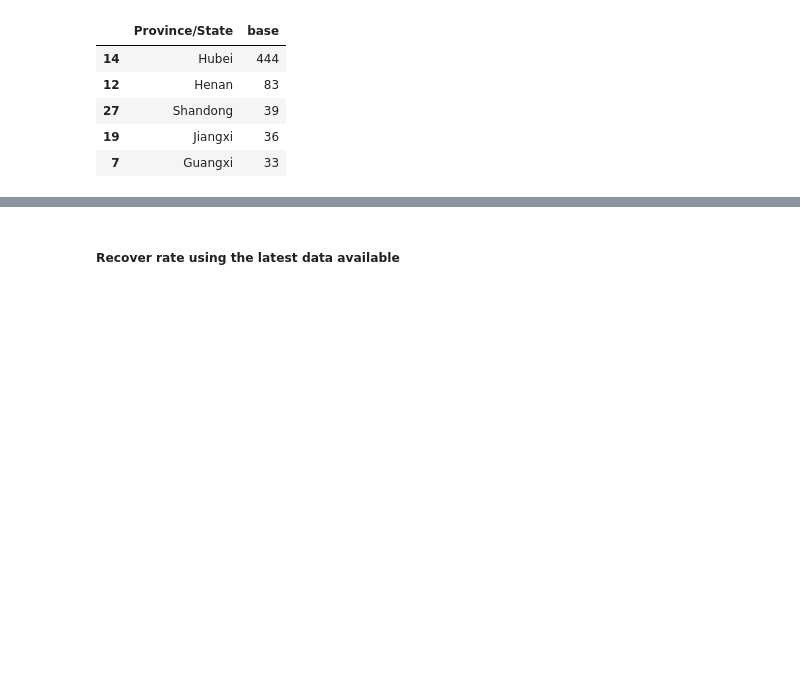
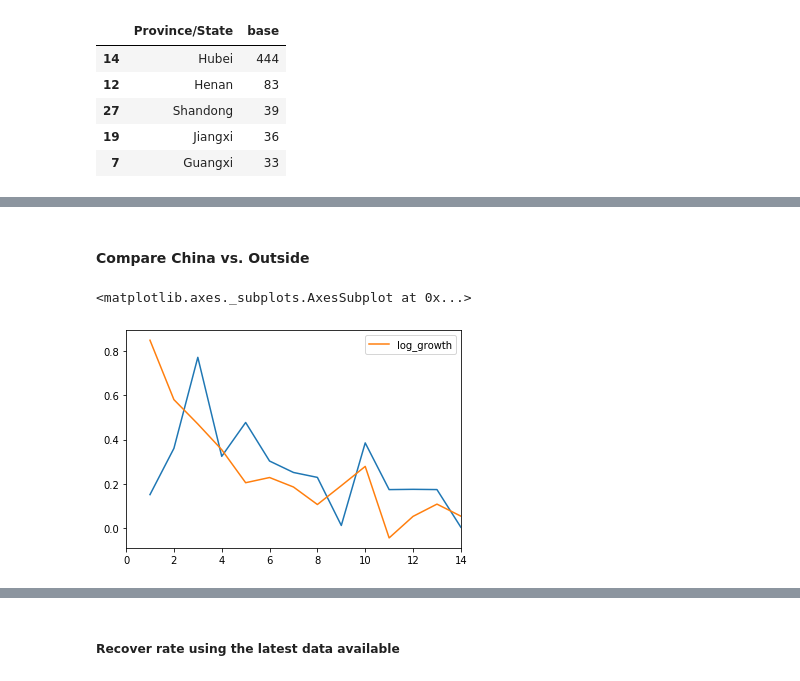
Before and after one commit to deeplaunch/Experiments, a Jupyter notebook: nCoV/Novel Coronavirus Spread.ipynb, the cells around one changed output, grey strips where cells are left out. Saved outputs shown, nothing was run; the diff lists cells and outputs as text; code cells hidden in the pictures; blank space fills up the shorter version.

Commit message:
add china vs rest

```diff
--- a/nCoV/Novel Coronavirus Spread.ipynb
+++ b/nCoV/Novel Coronavirus Spread.ipynb
@@ -342,0 +336,29 @@ cmlt_growth_df.quantile(q=0.2,axis=1).plot()
+# %% [markdown]
+#### Compare China vs. Outside
+# %%
+# focus on countries outside of China
+outside_df = clean_df[clean_df['Country/Region']!= 'Mainland China']
+
+outside_agg_df = outside_df.groupby(['Country/Region','Province/State','period']). \
+    agg({'Confirmed':'max','Recovered':'max','Suspected':'max','Deaths':'max'}).reset_index(). \
+    groupby(['period']). \
+    agg({'Confirmed':'sum','Recovered':'sum','Suspected':'sum','Deaths':'sum','Province/State':'count'}).reset_index()
+
+## outside_agg_df['Confirmed lag'] = outside_agg_df.Confirmed.shift(1)
+
+outside_agg_df['log_growth'] = np.log(outside_agg_df.Confirmed).diff()
+# %%
+china_df = clean_df[clean_df['Country/Region']=='Mainland China']
+
+china_agg_df = china_df.groupby(['Country/Region','Province/State','period']). \
+    agg({'Confirmed':'max','Recovered':'max','Suspected':'max','Deaths':'max'}).reset_index(). \
+    groupby(['period']). \
+    agg({'Confirmed':'sum','Recovered':'sum','Suspected':'sum','Deaths':'sum','Province/State':'count'}).reset_index()
+
+china_agg_df['log_growth'] = np.log(china_agg_df.Confirmed).diff()
+# %%
+china_agg_df.log_growth.plot()
+outside_agg_df.log_growth.plot(legend = True)
+# %% [output]
+<matplotlib.axes._subplots.AxesSubplot at 0x...>
+[figure, added]
```
Also changed, not shown: parts of 48 cells of this notebook.
